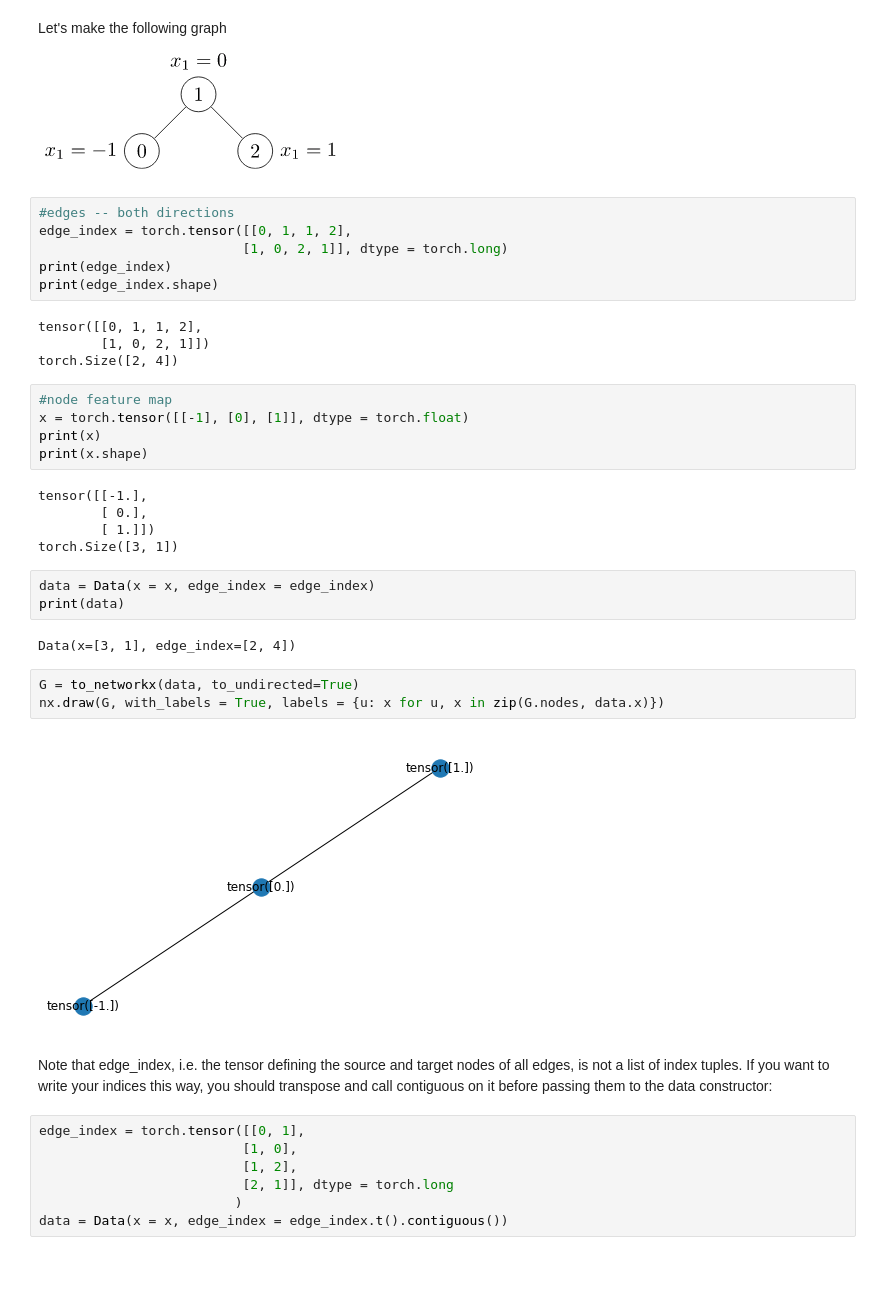
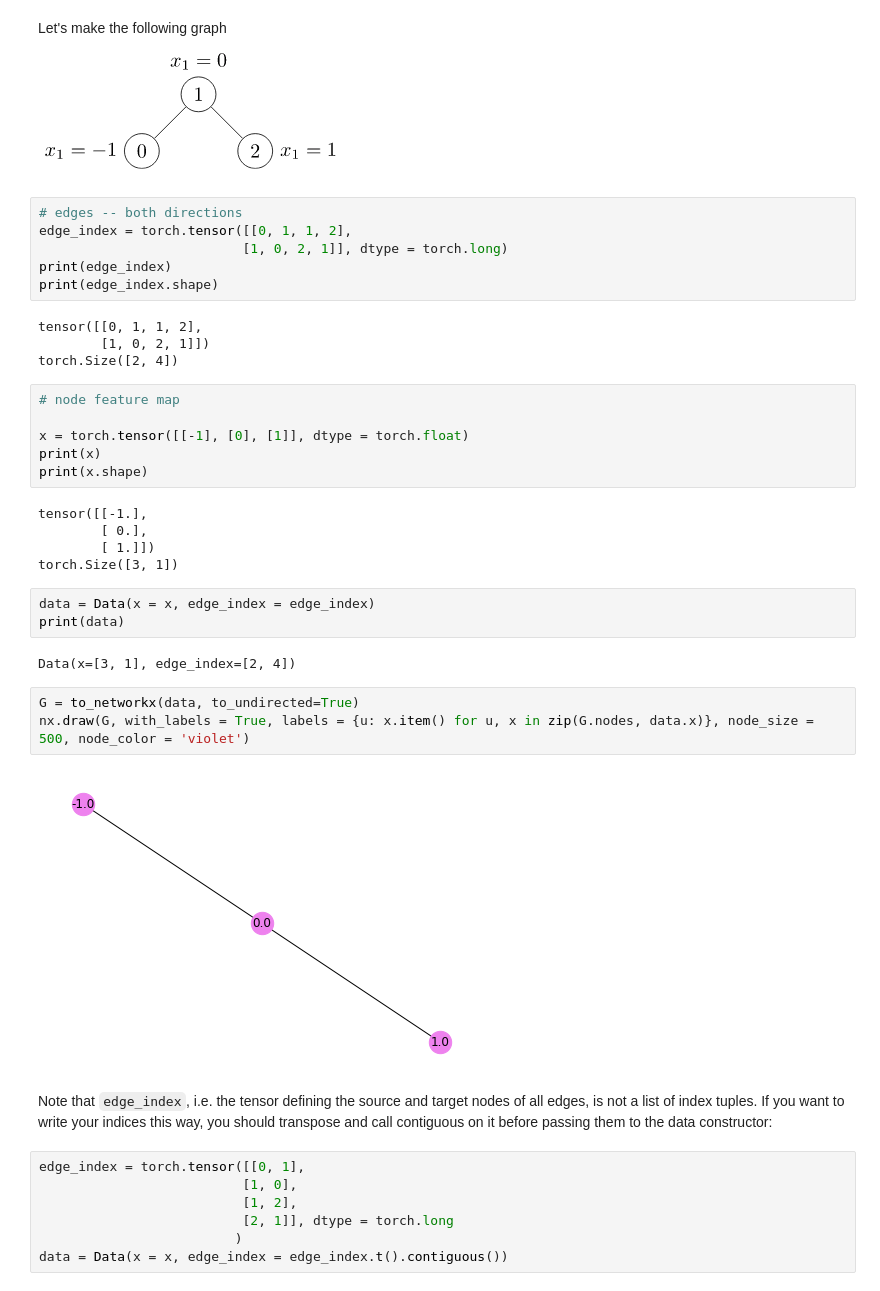
Before and after one commit to zademn/netsci-labs, a Jupyter notebook: Lab6 -- ML intro/PyG_intro.ipynb, the cells around one changed output. Drawn from its saved outputs; the diff is of its cells as text.

```diff
--- a/Lab6 -- ML intro/torch_geometric_intro.ipynb
+++ b/Lab6 -- ML intro/PyG_intro.ipynb
@@ -44,7 +53,7 @@ Let's make the following graph
 
 ![image.png](attachment:dbb53be5-7ca3-4856-80e5-2de2bcf17c72.png)
 # %%
-#edges -- both directions
+# edges -- both directions
 edge_index = torch.tensor([[0, 1, 1, 2],
                           [1, 0, 2, 1]], dtype = torch.long)
 print(edge_index)
@@ -54,7 +63,8 @@ tensor([[0, 1, 1, 2],
         [1, 0, 2, 1]])
 torch.Size([2, 4])
 # %%
-#node feature map
+# node feature map
+
 x = torch.tensor([[-1], [0], [1]], dtype = torch.float)
 print(x)
 print(x.shape)
@@ -70,11 +80,11 @@ print(data)
 Data(x=[3, 1], edge_index=[2, 4])
 # %%
 G = to_networkx(data, to_undirected=True)
-nx.draw(G, with_labels = True, labels = {u: x for u, x in zip(G.nodes, data.x)})
+nx.draw(G, with_labels = True, labels = {u: x.item() for u, x in zip(G.nodes, data.x)}, node_size = 500, node_color = 'violet')
 # %% [output]
-[figure, old version]
+[figure, new version]
 # %% [markdown]
-Note that edge_index, i.e. the tensor defining the source and target nodes of all edges, is not a list of index tuples. If you want to write your indices this way, you should transpose and call contiguous on it before passing them to the data constructor:
+Note that `edge_index`, i.e. the tensor defining the source and target nodes of all edges, is not a list of index tuples. If you want to write your indices this way, you should transpose and call contiguous on it before passing them to the data constructor:
 # %%
 edge_index = torch.tensor([[0, 1],
                           [1, 0],
```
Also changed, not shown: parts of 9 cells of this notebook, 5 other files.
